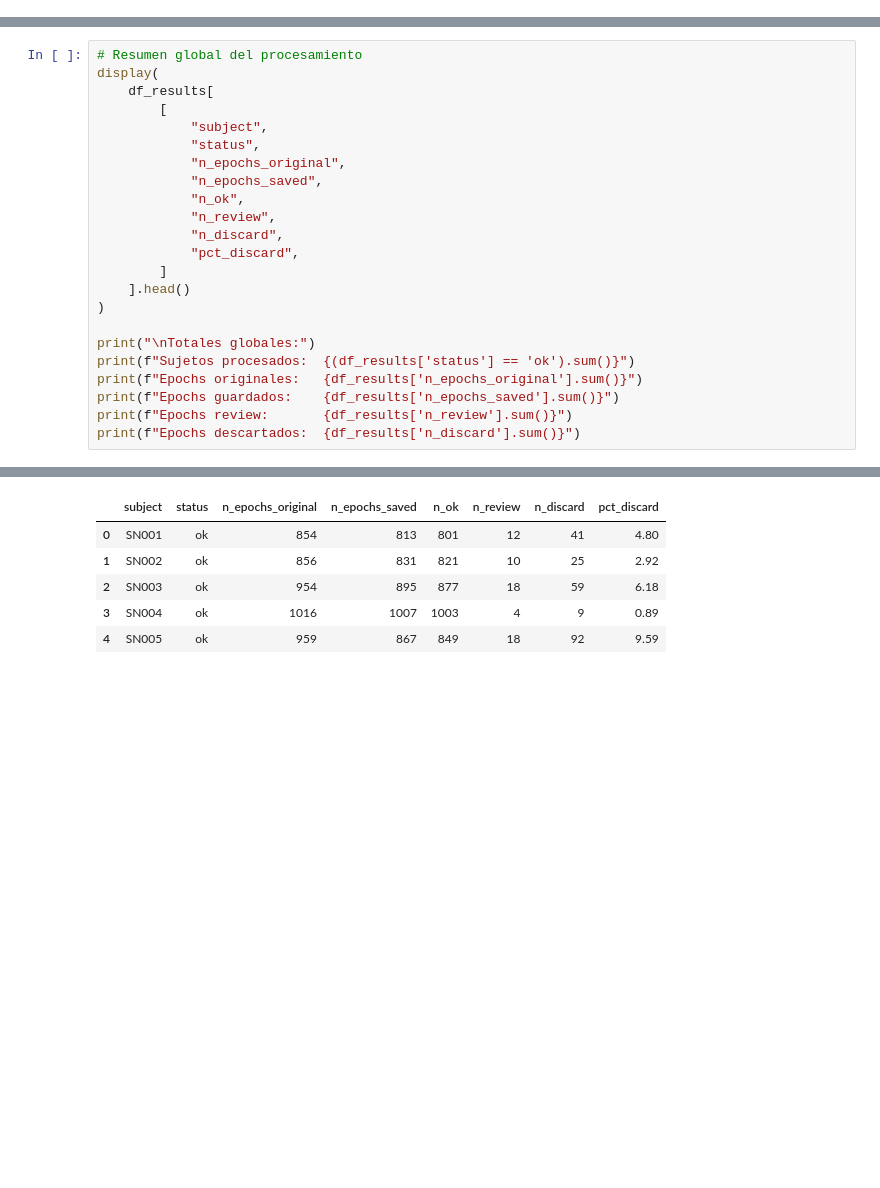
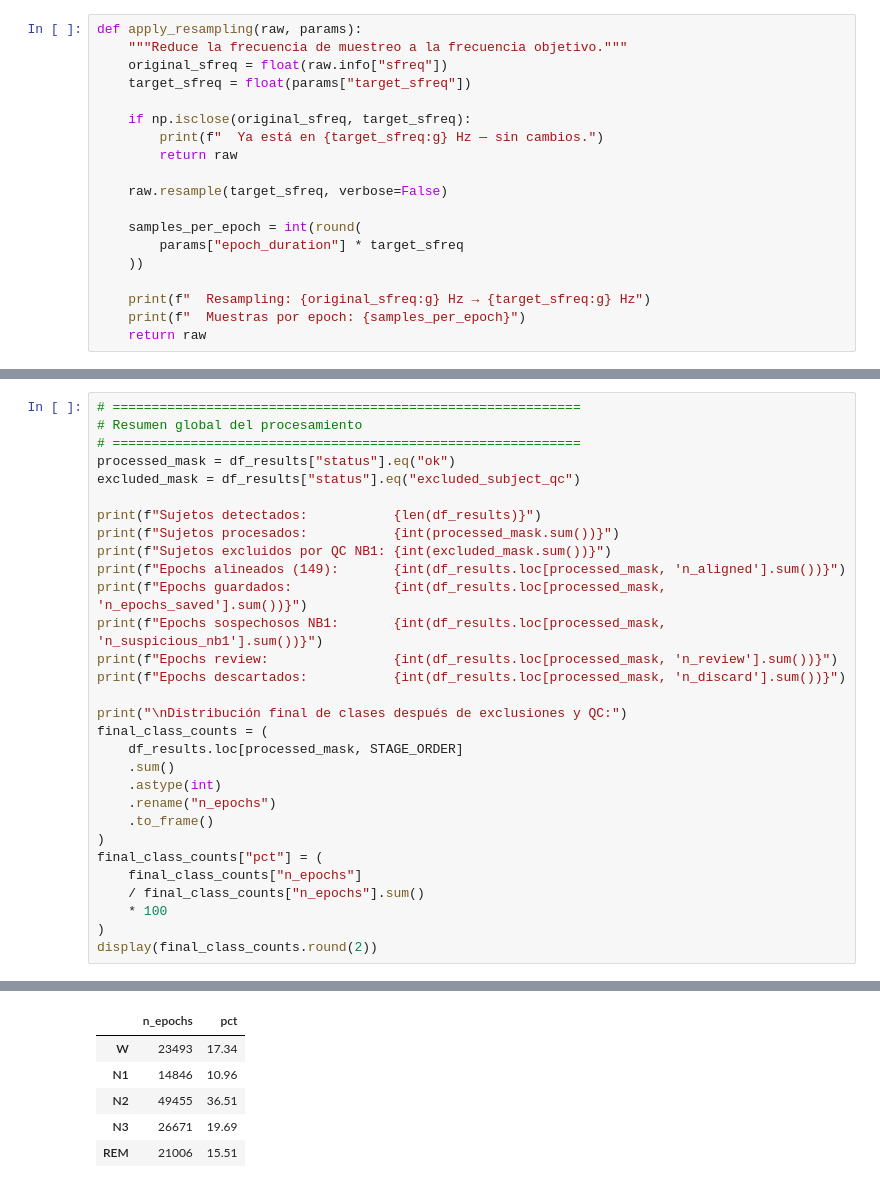
Before and after one commit to Lourdes-Tolotto/Automatic-Sleep-Staging, a Jupyter notebook: Notebooks/02_preprocessing.ipynb, the cells around one changed output, grey strips where cells are left out. Drawn from its saved outputs; the diff is of its cells as text; blank space fills up the shorter version.

```diff
--- a/Notebooks/02_preprocessing.ipynb
+++ b/Notebooks/02_preprocessing.ipynb
@@ -852,0 +1015,19 @@ De esta manera, cada fragmento de señal queda correctamente vinculado con su an
+# %%
+def apply_resampling(raw, params):
+    """Reduce la frecuencia de muestreo a la frecuencia objetivo."""
+    original_sfreq = float(raw.info["sfreq"])
+    target_sfreq = float(params["target_sfreq"])
+
+    if np.isclose(original_sfreq, target_sfreq):
+        print(f"  Ya está en {target_sfreq:g} Hz — sin cambios.")
+        return raw
+
+    raw.resample(target_sfreq, verbose=False)
+
+    samples_per_epoch = int(round(
+        params["epoch_duration"] * target_sfreq
+    ))
+
+    print(f"  Resampling: {original_sfreq:g} Hz → {target_sfreq:g} Hz")
+    print(f"  Muestras por epoch: {samples_per_epoch}")
+    return raw
@@ -1596,24 +1908,31 @@ Epochs review:    12
 # %%
+# ============================================================
 # Resumen global del procesamiento
-display(
-    df_results[
-        [
-            "subject",
-            "status",
-            "n_epochs_original",
-            "n_epochs_saved",
-            "n_ok",
-            "n_review",
-            "n_discard",
-            "pct_discard",
-        ]
-    ].head()
+# ============================================================
+processed_mask = df_results["status"].eq("ok")
+excluded_mask = df_results["status"].eq("excluded_subject_qc")
+
+print(f"Sujetos detectados:           {len(df_results)}")
+print(f"Sujetos procesados:           {int(processed_mask.sum())}")
+print(f"Sujetos excluidos por QC NB1: {int(excluded_mask.sum())}")
+print(f"Epochs alineados (149):       {int(df_results.loc[processed_mask, 'n_aligned'].sum())}")
+print(f"Epochs guardados:             {int(df_results.loc[processed_mask, 'n_epochs_saved'].sum())}")
+print(f"Epochs sospechosos NB1:       {int(df_results.loc[processed_mask, 'n_suspicious_nb1'].sum())}")
+print(f"Epochs review:                {int(df_results.loc[processed_mask, 'n_review'].sum())}")
+print(f"Epochs descartados:           {int(df_results.loc[processed_mask, 'n_discard'].sum())}")
+
+print("\nDistribución final de clases después de exclusiones y QC:")
+final_class_counts = (
+    df_results.loc[processed_mask, STAGE_ORDER]
+    .sum()
+    .astype(int)
+    .rename("n_epochs")
+    .to_frame()
 )
-
-print("\nTotales globales:")
-print(f"Sujetos procesados:  {(df_results['status'] == 'ok').sum()}")
-print(f"Epochs originales:   {df_results['n_epochs_original'].sum()}")
-print(f"Epochs guardados:    {df_results['n_epochs_saved'].sum()}")
-print(f"Epochs review:       {df_results['n_review'].sum()}")
-print(f"Epochs descartados:  {df_results['n_discard'].sum()}")
+final_class_counts["pct"] = (
+    final_class_counts["n_epochs"]
+    / final_class_counts["n_epochs"].sum()
+    * 100
+)
+display(final_class_counts.round(2))
 # %% [output]
@@ -1620,6 +1949,6 @@ print(f"Epochs descartados:  {df_results['n_discard'].sum()}")
-|  | subject | status | n_epochs_original | n_epochs_saved | n_ok | n_review | n_discard | pct_discard |
-| 0 | SN001 | ok | 854 | 813 | 801 | 12 | 41 | 4.80 |
-| 1 | SN002 | ok | 856 | 831 | 821 | 10 | 25 | 2.92 |
-| 2 | SN003 | ok | 954 | 895 | 877 | 18 | 59 | 6.18 |
-| 3 | SN004 | ok | 1016 | 1007 | 1003 | 4 | 9 | 0.89 |
-| 4 | SN005 | ok | 959 | 867 | 849 | 18 | 92 | 9.59 |
+|  | n_epochs | pct |
+| W | 23493 | 17.34 |
+| N1 | 14846 | 10.96 |
+| N2 | 49455 | 36.51 |
+| N3 | 26671 | 19.69 |
+| REM | 21006 | 15.51 |
```
Also changed, not shown: parts of 70 cells of this notebook.
